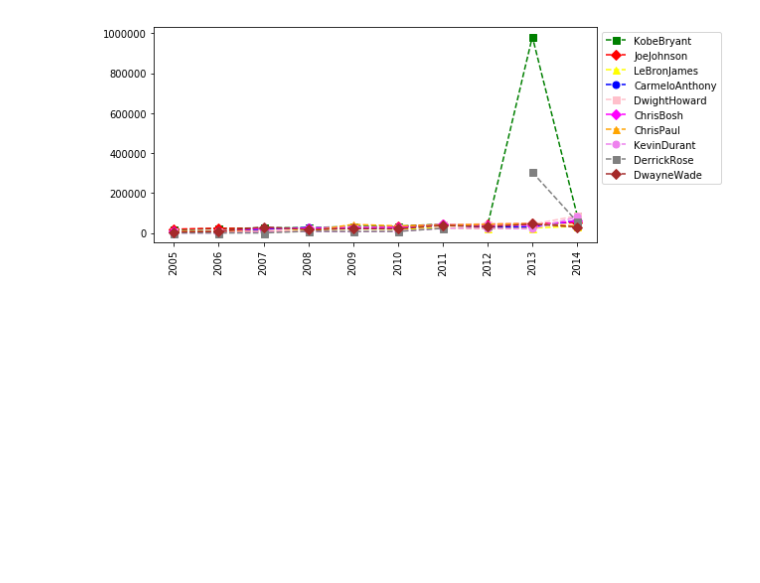
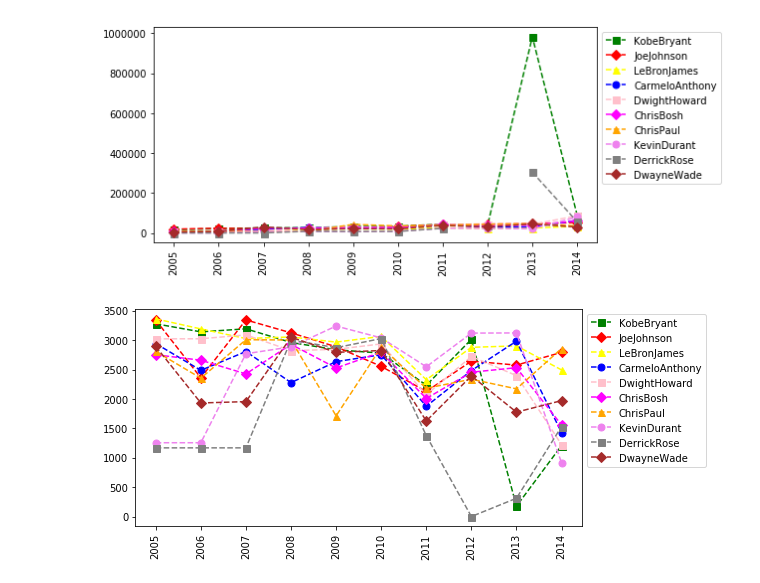
Before and after one commit to achyutpsd/Python, a Jupyter notebook: Python-Matrices & Dictionaries.ipynb, the cells around one changed output. Drawn from its saved outputs; the diff is of its cells as text; code cells hidden in the pictures; blank space fills up the shorter version.

```diff
--- a/Python-Matrices & Dictionaries.ipynb
+++ b/Python-Matrices & Dictionaries.ipynb
@@ -453,3 +453,7 @@ createPlotAdv(Salary/FieldGoals)
 [figure]
 [figure]
 [figure]
+# %%
+createPlotAdv(MinutesPlayed)
+# %% [output]
+[figure, added]
```
Also changed, not shown: parts of 26 cells of this notebook, 2 other files.
